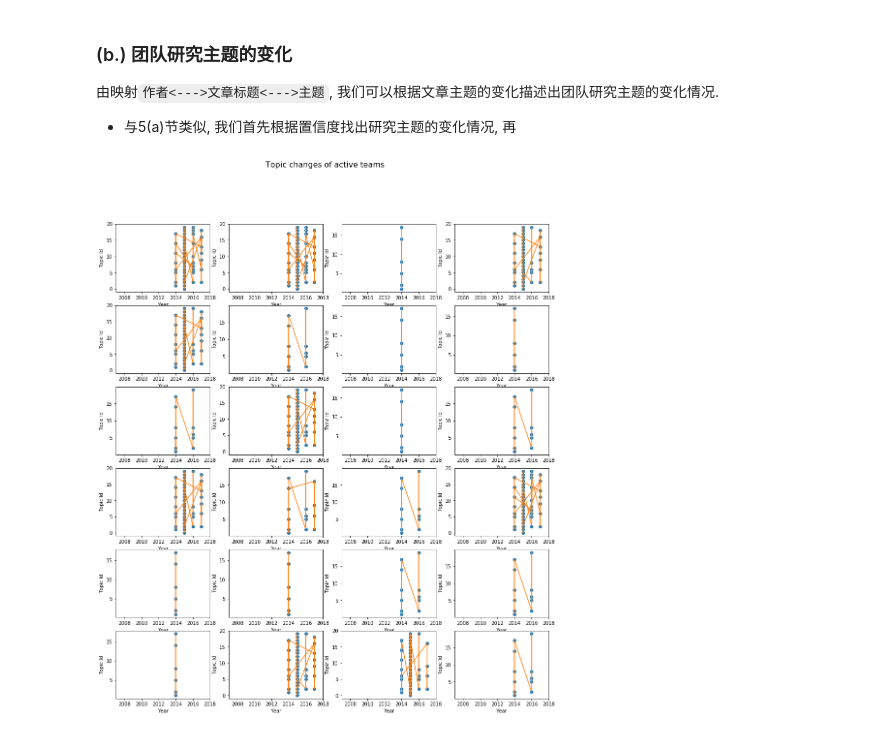
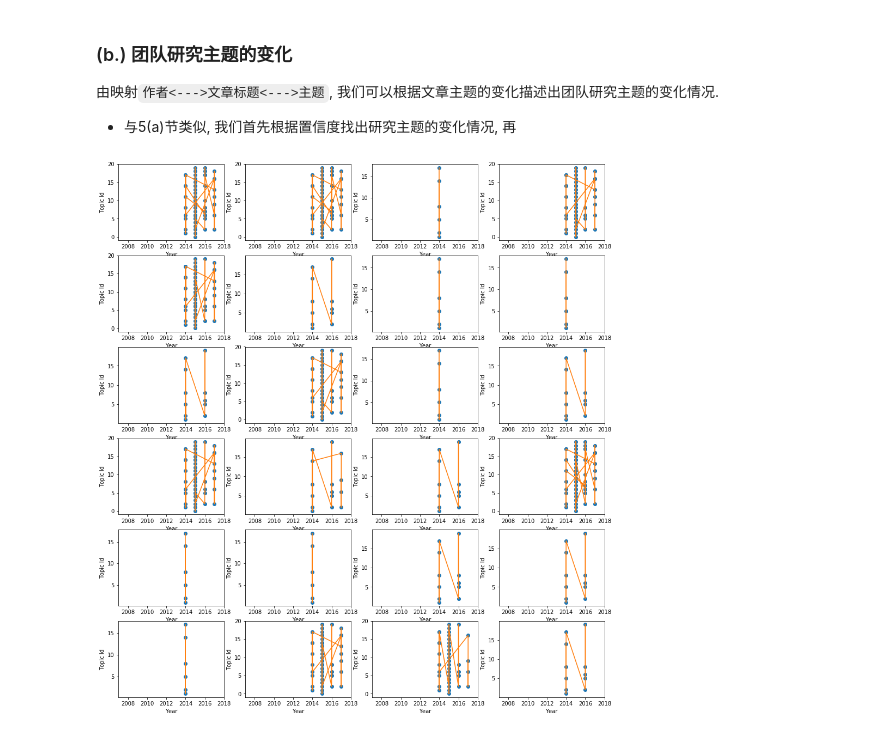
Before and after one commit to wdfnst/jupyter, a Jupyter notebook: fim.ipynb, the cells around one changed output. Cells and saved outputs as stored; diff of their text form; code cells hidden in the pictures.

```diff
--- a/fim.ipynb
+++ b/fim.ipynb
@@ -498,32 +498,32 @@ def get_activeteam_topic_changes(team_id, articles, docs_of_activeteams):
     years  = []
     if team_id in docs_of_activeteams:
         doc_ids = docs_of_activeteams[team_id]
         for doc_id in doc_ids:
             doc_year = articles[doc_id].year
             sorted_doc2topics = sorted(doc2topics[doc_id], key=lambda tup:(-tup[1], tup[0]))
             # Retrieve the first three topics with maximum probability
             #if len(sorted_doc2topics) > 5:
             topic_ids.extend([topic_id for topic_id, prob in sorted_doc2topics])
             years.extend([doc_year for i in range(len(sorted_doc2topics))])
         # print(str(topic_ids) + " " + str(years))
     return topic_ids, years
 
 # Figure preparation
 fig, axs = plt.subplots(6,4, figsize=(16, 18), facecolor='w', edgecolor='k')
 # fig.subplots_adjust(hspace = .5, wspace=.001)
 axs = axs.ravel()
-plt.suptitle('Topic changes of active teams', fontsize=16)
+# plt.suptitle('Topic changes of active teams', fontsize=16)
 
 for idx, team_id in enumerate(docs_of_activeteams.keys()):
     axs[idx].set_xlabel('Year')
     axs[idx].set_ylabel('Topic Id')
     axs[idx].set_xlim([2007, 2018])
     if team_id in docs_of_activeteams:
         topics, years = get_activeteam_topic_changes(team_id, articles, docs_of_activeteams)
         # print(str(len(topics)) + " " + str(len(years)))
         axs[idx].plot(years, topics, 'o', years, topics, '-')
     #break
 
 # plot_topic_changes(articles, docs_of_activeteams)
 # %% [output]
-[figure, old version]
+[figure, new version]
```
Also changed, not shown: 2 other files.
